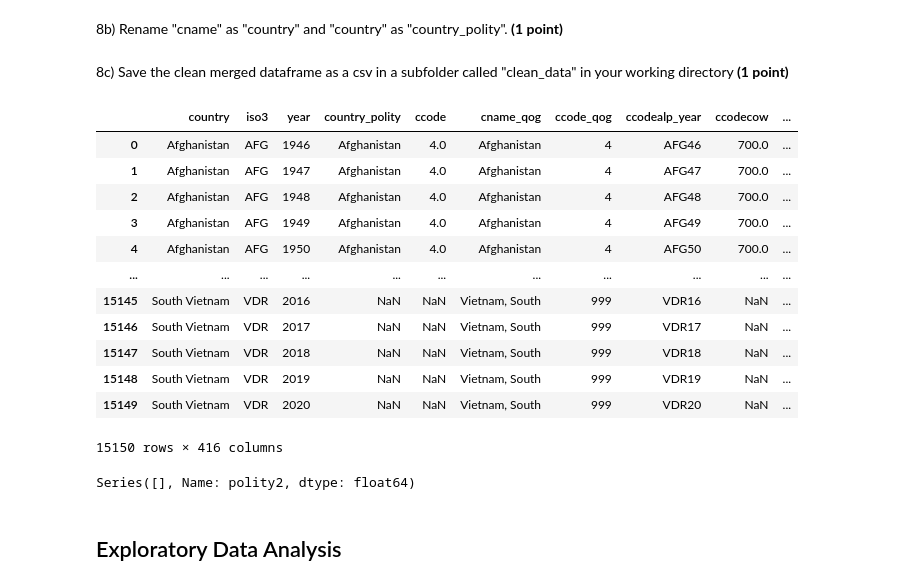
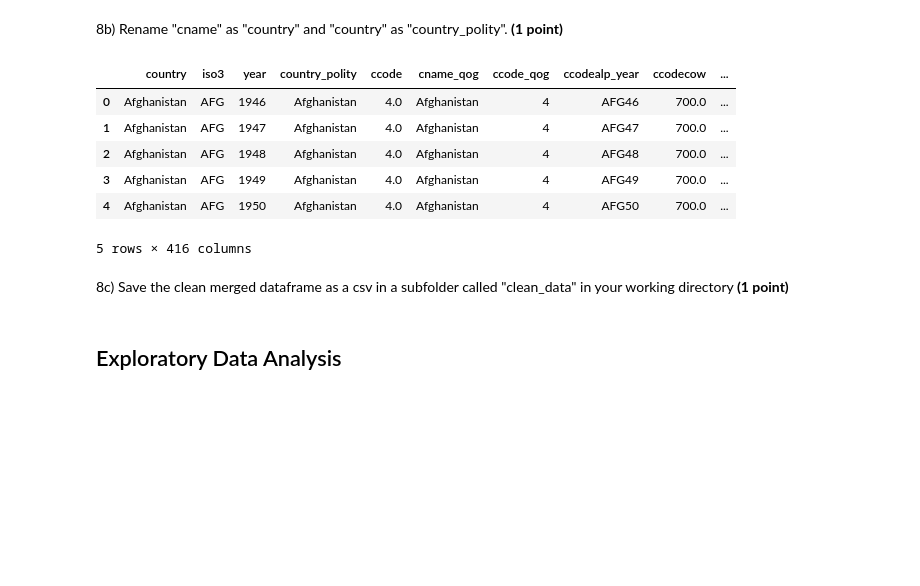
Before and after one commit to RitaGhilardi/class_datascience, a Jupyter notebook: Assigment/01_individual_assignment_RG.ipynb, the cells around one changed output. Drawn from its saved outputs; the diff is of its cells as text; code cells hidden in the pictures; blank space fills up the shorter version.

```diff
--- a/Assigment/01_individual_assignment_RG.ipynb
+++ b/Assigment/01_individual_assignment_RG.ipynb
@@ -713,6 +726,16 @@ Hint: index variables are "iso3", "year" and other similar variables you can fin
 8b) Rename "cname" as "country" and "country" as "country_polity". **(1 point)**
 # %%
 # Answer 8b
+cleaned_df.rename(columns = {"country":"country_polity", "cname":"country"}, inplace = True)
+cleaned_df.head()
+# %% [output]
+|  | country | iso3 | year | country_polity | ccode | cname_qog | ccode_qog | ccodealp_year | ccodecow | ... |
+| 0 | Afghanistan | AFG | 1946 | Afghanistan | 4.0 | Afghanistan | 4 | AFG46 | 700.0 | ... |
+| 1 | Afghanistan | AFG | 1947 | Afghanistan | 4.0 | Afghanistan | 4 | AFG47 | 700.0 | ... |
+| 2 | Afghanistan | AFG | 1948 | Afghanistan | 4.0 | Afghanistan | 4 | AFG48 | 700.0 | ... |
+| 3 | Afghanistan | AFG | 1949 | Afghanistan | 4.0 | Afghanistan | 4 | AFG49 | 700.0 | ... |
+| 4 | Afghanistan | AFG | 1950 | Afghanistan | 4.0 | Afghanistan | 4 | AFG50 | 700.0 | ... |
+5 rows × 416 columns
 # %% [markdown]
 8c) Save the clean merged dataframe as a csv in a subfolder called "clean_data" in your working directory **(1 point)**
 # %%
@@ -722,25 +745,3 @@ df_pol[(df_pol["iso3"] == "MNE") & (df_pol["year"] == "2008")]
-# %%
-url = "https://raw.githubusercontent.com/edoardochiarotti/class_datascience/main/Notebooks/Assignment/individual_assignment/clean_data_prepared_EDA/df_qog_polity_merged.csv"
-df_teacher = pd.read_csv(url)
-df_teacher
-# %% [output]
-|  | country | iso3 | year | country_polity | ccode | cname_qog | ccode_qog | ccodealp_year | ccodecow | ... |
-| 0 | Afghanistan | AFG | 1946 | Afghanistan | 4.0 | Afghanistan | 4 | AFG46 | 700.0 | ... |
-| 1 | Afghanistan | AFG | 1947 | Afghanistan | 4.0 | Afghanistan | 4 | AFG47 | 700.0 | ... |
-| 2 | Afghanistan | AFG | 1948 | Afghanistan | 4.0 | Afghanistan | 4 | AFG48 | 700.0 | ... |
-| 3 | Afghanistan | AFG | 1949 | Afghanistan | 4.0 | Afghanistan | 4 | AFG49 | 700.0 | ... |
-| 4 | Afghanistan | AFG | 1950 | Afghanistan | 4.0 | Afghanistan | 4 | AFG50 | 700.0 | ... |
-| ... | ... | ... | ... | ... | ... | ... | ... | ... | ... | ... |
-| 15145 | South Vietnam | VDR | 2016 | NaN | NaN | Vietnam, South | 999 | VDR16 | NaN | ... |
-| 15146 | South Vietnam | VDR | 2017 | NaN | NaN | Vietnam, South | 999 | VDR17 | NaN | ... |
-| 15147 | South Vietnam | VDR | 2018 | NaN | NaN | Vietnam, South | 999 | VDR18 | NaN | ... |
-| 15148 | South Vietnam | VDR | 2019 | NaN | NaN | Vietnam, South | 999 | VDR19 | NaN | ... |
-| 15149 | South Vietnam | VDR | 2020 | NaN | NaN | Vietnam, South | 999 | VDR20 | NaN | ... |
-15150 rows × 416 columns
-# %%
-df_teacher[(df_teacher["cname_qog"] == "ETH") & (df_teacher["year"] == 1993)]["polity2"]
-# %% [output]
-Series([], Name: polity2, dtype: float64)
 # %% [markdown]
 ## Exploratory Data Analysis <a class="anchor" id="eda"></a>
 # %% [markdown]
```
Also changed, not shown: parts of 40 cells of this notebook, 2 other files.
